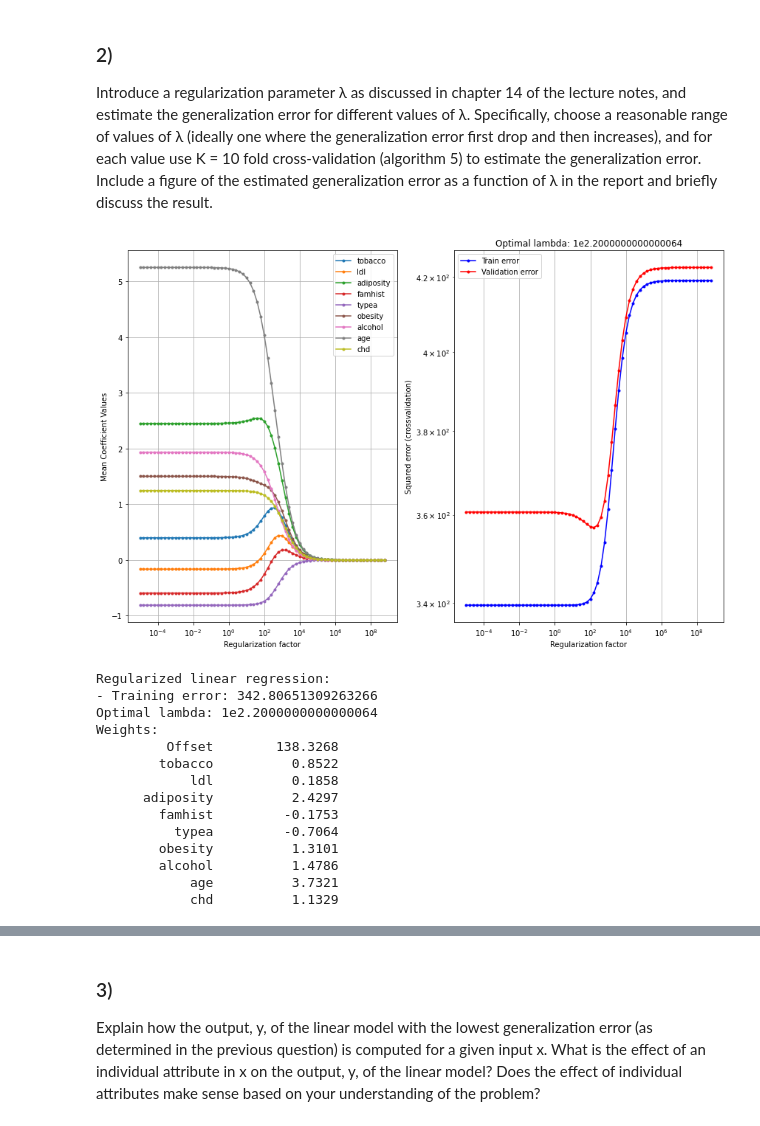
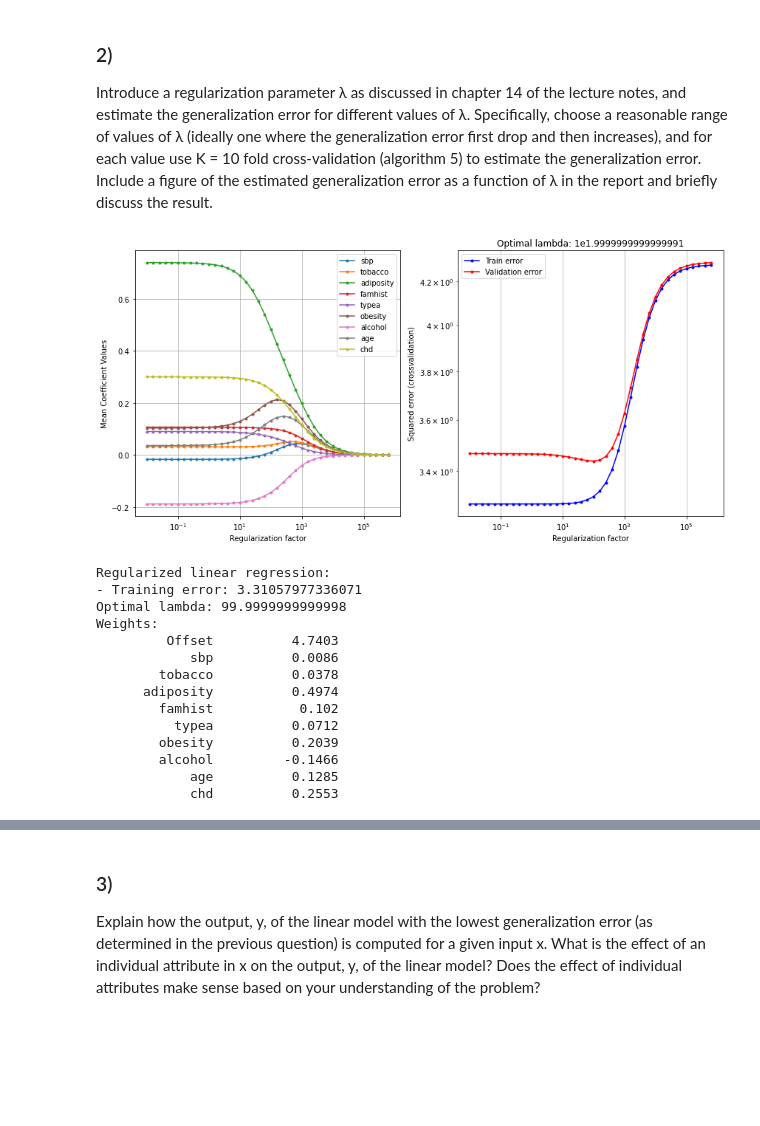
Before and after one commit to FrederikvSvane/Machine-Learning-Project1, a Jupyter notebook: Project2/main3.ipynb, the cells around one changed output, grey strips where cells are left out. Saved outputs shown, nothing was run; the diff lists cells and outputs as text; code cells hidden in the pictures; blank space fills up the shorter version.

```diff
--- a/Project2/main3.ipynb
+++ b/Project2/main3.ipynb
@@ -31,7 +30,7 @@ choices such as one-of-K coding. Since we will use regularization momentarily,
 apply a feature transformation to your data matrix X such that each column
 has mean 0 and standard deviation 1.
 # %%
-target_variable = 'sbp'
+target_variable = 'ldl'
 features = df.drop(columns=[target_variable]).columns
 
 # Prepare the feature matrix X and the target vector y
@@ -78,7 +77,7 @@ K = 10
 
 # --------------------Regression Part A ------------------#
 # Values of lambda
-lambdas = np.power(10.,np.arange(-5,9,0.2))
+lambdas = np.power(10.,np.arange(-2,6,0.2))
 
 # Initialize variables
 Error_train_rlr = np.empty((1,1))
@@ -99,51 +98,51 @@ w_rlr[:,0] = np.linalg.solve(XtX+lambdaI,Xty).squeeze()
 Error_train_rlr[0] = np.square(y-X @ w_rlr[:,0]).sum(axis=0)/y.shape[0]
 
 # Display the results
-plt.figure(1, figsize=(12,8))
+plt.figure(1, figsize=(12,6))
 plt.subplot(1,2,1)
 plt.semilogx(lambdas,mean_w_vs_lambda.T[:,1:],'.-') # Don't plot the bias term
 plt.xlabel('Regularization factor')
 plt.ylabel('Mean Coefficient Values')
 plt.legend(attributeNames[1:], loc='best')
 plt.grid()
 
 plt.subplot(1,2,2)
 plt.title('Optimal lambda: 1e{0}'.format(np.log10(opt_lambda)))
 plt.loglog(lambdas,train_err_vs_lambda.T,'b.-',lambdas,test_err_vs_lambda.T,'r.-')
 plt.xlabel('Regularization factor')
 plt.ylabel('Squared error (crossvalidation)')
 plt.legend(['Train error','Validation error'])
 plt.grid()
 
 plt.tight_layout()
 plt.show()
 
 # Display results
 print('Regularized linear regression:')
 print('- Training error: {0}'.format(Error_train_rlr.mean()))
 
 # Optimal lambda
-print('Optimal lambda: 1e{0}'.format(np.log10(opt_lambda)))
+print('Optimal lambda: {0}'.format(opt_lambda))
 
 print('Weights:')
 for m in range(M):
     print('{:>15} {:>15}'.format(attributeNames[m], np.round(w_rlr[m,0],4)))
 # %% [output]
-[figure, old version]
+[figure, new version]
 Regularized linear regression:
-- Training error: 342.80651309263266
-Optimal lambda: 1e2.2000000000000064
+- Training error: 3.31057977336071
+Optimal lambda: 99.9999999999998
 Weights:
-         Offset        138.3268
-        tobacco          0.8522
-            ldl          0.1858
-      adiposity          2.4297
-        famhist         -0.1753
-          typea         -0.7064
-        obesity          1.3101
-        alcohol          1.4786
-            age          3.7321
-            chd          1.1329
+         Offset          4.7403
+            sbp          0.0086
+        tobacco          0.0378
+      adiposity          0.4974
+        famhist           0.102
+          typea          0.0712
+        obesity          0.2039
+        alcohol         -0.1466
+            age          0.1285
+            chd          0.2553
 # %%
 # Predict y_est
 y_est = X @ w_rlr
```
Also changed, not shown: parts of 12 cells of this notebook.
